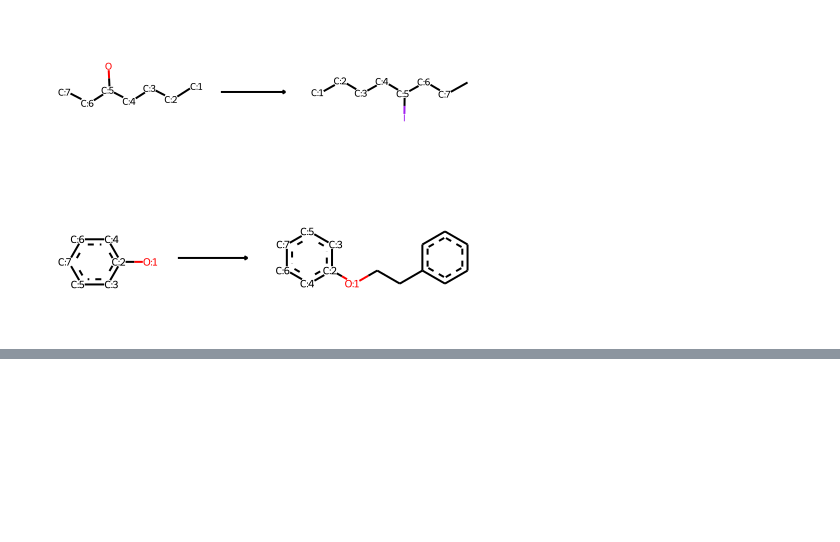
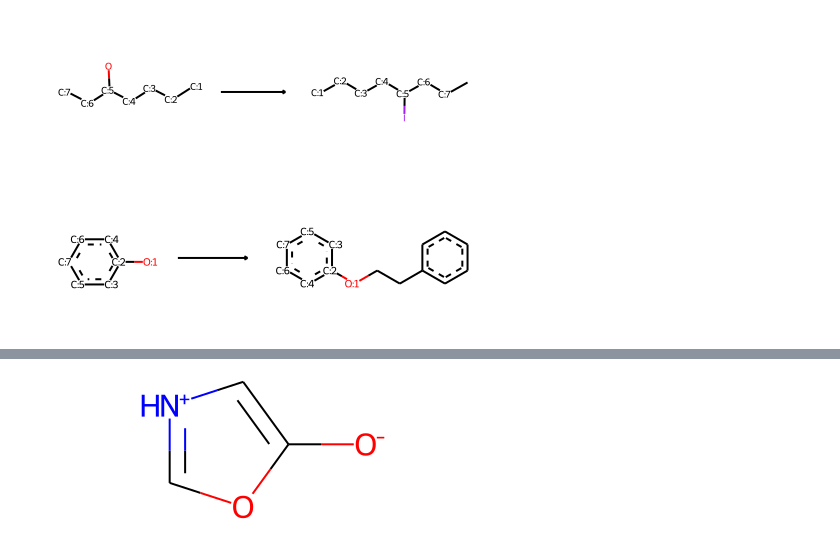
Before and after one commit to metwork-project/metwork-backend, a Jupyter notebook: notebooks/create_reaction.ipynb, the cells around one changed output, grey strips where cells are left out. Cells and saved outputs as stored; diff of their text form; code cells hidden in the pictures; blank space fills up the shorter version.

```diff
--- a/notebooks/create_reaction.ipynb
+++ b/notebooks/create_reaction.ipynb
@@ -78,0 +89,6 @@ create_reaction("OC1=CC=CC=C1", "C(CC1=CC=CC=C1)OC1=CC=CC=C1")
+# %%
+pz = Chem.MolFromSmiles("OC(=O)CNC=O")
+pz
+rxn.RunReactants((pz,))[0][0]
+# %% [output]
+[figure, added]
```
Also changed, not shown: parts of 6 cells of this notebook, 2 other files.
